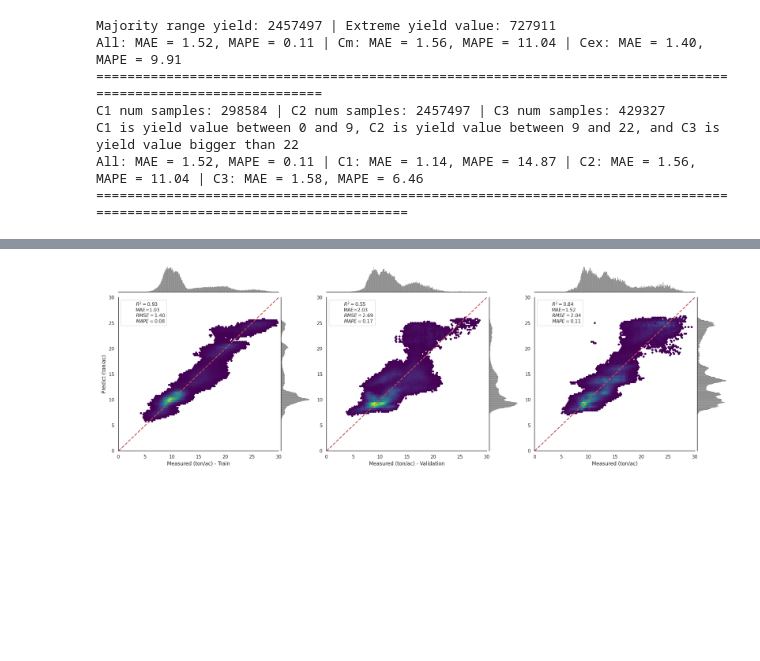
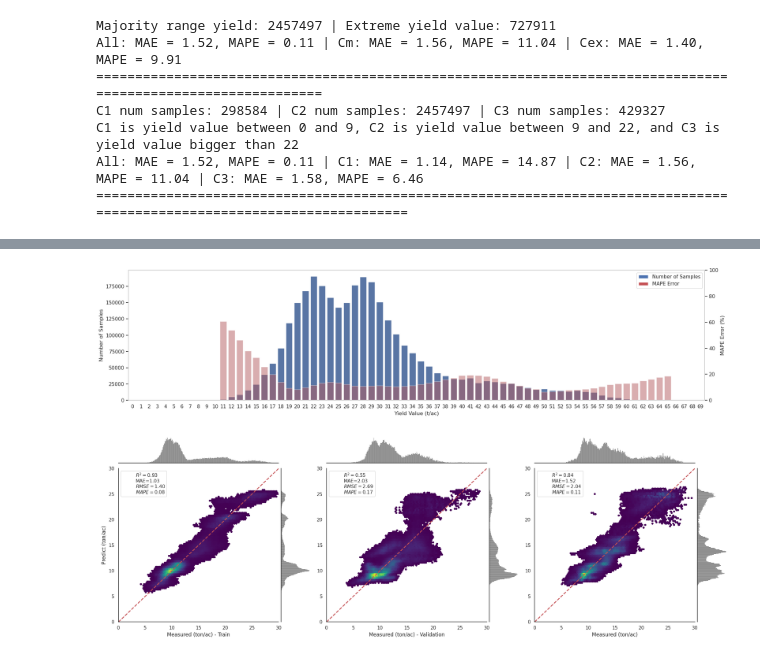
Before and after one commit to plant-ai-biophysics-lab/imbalance_deep_regression_yield_forecasting, a Jupyter notebook: Inference/ReWeightingMethods.ipynb, the cells around one changed output, grey strips where cells are left out. Drawn from its saved outputs; the diff is of its cells as text; code cells hidden in the pictures; blank space fills up the shorter version.

Commit message:
initial results of ViT for vanilla version

```diff
--- a/Inference/ReWeightingMethods.ipynb
+++ b/Inference/ReWeightingMethods.ipynb
@@ -191,0 +195,6 @@ All: MAE = 1.52, MAPE = 0.11 | C1: MAE = 1.14, MAPE = 14.87 | C2: MAE = 1.56, MA
+# %%
+df1 = pd.read_csv('/data2/hkaman/Imbalance/EXPs/EXP_000_001_05_RGB_vanilla/000_001_05_RGB_vanilla_test.csv',
+                                    index_col=0)
+
+df2 = pd.read_csv('/data2/hkaman/Imbalance/EXPs/EXP_016_64_001_05_WD_Resample_3.9_huberLoss/016_64_001_05_WD_Resample_3.9_huberLoss_test.csv',
+                  index_col=0)
@@ -192,3 +204,53 @@ All: MAE = 1.52, MAPE = 0.11 | C1: MAE = 1.14, MAPE = 14.87 | C2: MAE = 1.56, MA
+# %%
+fig, axs = plt.subplots(1, 1 , figsize = (20, 5))
+
+sns.set_style("whitegrid", {'axes.grid' : False})
+plt.rcParams["figure.autolayout"] = True
+plt.subplots_adjust(hspace = 0.01)
+
+MAPE_Errors, counts = [], []
+
+for i in range(1, 71):
+    if i == 1:
+        Data  = df2.loc[((df2['ytrue']*2.2417) < (i+1))]
+        d1    = df1.loc[((df1['ytrue']*2.2417) < (i+1))]
+    elif i == 70:
+        Data  = df2.loc[((df2['ytrue']*2.2417) >= (i))]
+        d1    = df1.loc[((df1['ytrue']*2.2417) >= (i))]
+    else:
+        Data  = df2.loc[((df2['ytrue']*2.2417) >= i) & (df2['ytrue']*2.2417 < (i+1))]
+        d1    = df1.loc[((df1['ytrue']*2.2417) >= i) & (df1['ytrue']*2.2417 < (i+1))]
+
+    counts.append(len(Data))
+    if len(Data) == 0:
+        MAPE = 0
+    else:
+        MAPE = mean_absolute_percentage_error(Data['ytrue'], Data['ypred_w15'])
+    if MAPE > 0.7:
+        MAPE = 0
+    MAPE_Errors.append(MAPE*100)
+
+bins_value  = np.arange(0, 70, 1)
+
+ax1  = sns.barplot(x = bins_value, y= counts, color = sns.color_palette()[0],  ax = axs) #width = 0.9,
+axs01 = axs.twinx()
+ax01 = sns.barplot(x = bins_value, y= MAPE_Errors, color = sns.color_palette()[3], alpha = 0.5, ax = axs01)
+
+
+handles = [mpatches.Patch(facecolor = sns.color_palette()[0], label = 'Number of Samples'),
+mpatches.Patch(facecolor = sns.color_palette()[3], label = 'MAPE Error')
+]
+axs.legend(handles = handles, loc = 'upper right')
+
+ax1.set(ylabel='Number of Samples')
+ax01.set(ylabel='MAPE Error (%)')
+ax01.set_ylim(0, 100)
+ax1.set(xlabel='Yield Value (t/ac)')
+#plt.title(r"Pearson Correlation:{:.2f}".format(pearson_value))
+
+None
+# %% [output]
+[figure, added]
 # %%
 RGB_train_cost_sensitive  = pd.read_csv('/data2/hkaman/Imbalance/EXPs/EXP_016_64_001_05_WD_Resample_3.9_huberLoss/016_64_001_05_WD_Resample_3.9_huberLoss_train.csv',  index_col=0)
 RGB_valid_cost_sensitive  = pd.read_csv('/data2/hkaman/Imbalance/EXPs/EXP_016_64_001_05_WD_Resample_3.9_huberLoss/016_64_001_05_WD_Resample_3.9_huberLoss_valid.csv',  index_col=0)
```
Also changed, not shown: parts of 9 cells of this notebook, 23 other files.
